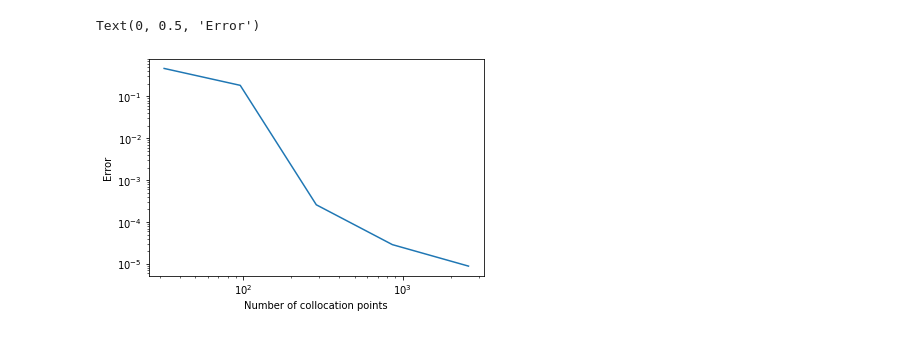
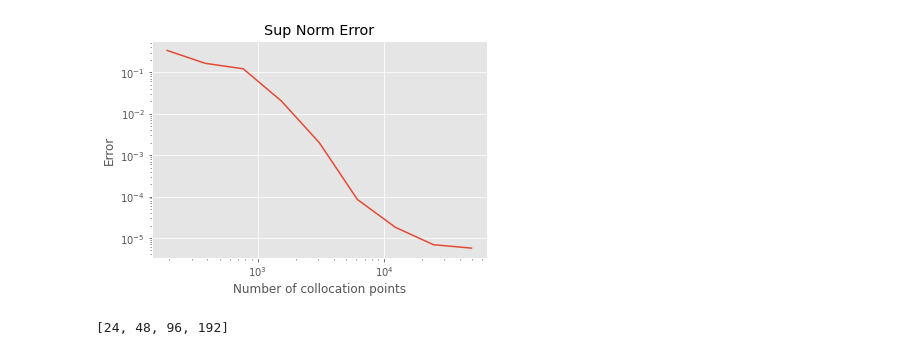
Before and after one commit to cade-b/kernel-pdes, a Jupyter notebook: Error Plot.ipynb, the cells around one changed output. Drawn from its saved outputs; the diff is of its cells as text; code cells hidden in the pictures.

Commit message:
Added figures

```diff
--- a/Error Plot.ipynb
+++ b/Error Plot.ipynb
@@ -24,19 +24,19 @@ def get_gaussianRBF(gamma):
         return jnp.exp(-jnp.sum((x-y)**2)/gamma)
     return f
 
-def div(f,arg_num=0):
+def minus_div(f,arg_num=0):
     jac=jacfwd(f,argnums=arg_num)
     def divergence(x,y):
-        return jnp.trace(jac(x,y))
+        return -1*jnp.trace(jac(x,y))
     return divergence
 
 def k_laplacian(f,arg_num=0):
-    return div(grad(f,argnums=arg_num),arg_num=arg_num)
+    return minus_div(grad(f,argnums=arg_num),arg_num=arg_num)
 
 def laplacian(f,arg_num=0):
     hess= hessian(f,argnums=arg_num)
     def lap(x):
-        return jnp.trace(hess(x))
+        return -1*jnp.trace(hess(x))
     return lap
 
 k= get_gaussianRBF(0.1)
@@ -155,7 +161,19 @@ for i in range(5):
+# %%
+numvec = [num_interior+num_boundary]
+for i in range(9):
+    numvec=numvec+[numvec[-1]*2]
+# %%
+EVs=jnp.array(EVs)
 # %%
-plt.loglog(numvec[:-1],errvec)
+plt.style.use('ggplot')
+plt.loglog(numvec[:-1],EVs[0])
 plt.xlabel("Number of collocation points")
 plt.ylabel("Error")
+plt.title("Sup Norm Error")
+plt.savefig('error_plot.png')
 # %% [output]
-Text(0, 0.5, 'Error')
-[figure, old version]
+[figure, new version]
+# %%
+numvec
+# %% [output]
+[24, 48, 96, 192]
```
Also changed, not shown: parts of 3 cells of this notebook, 7 other files.
